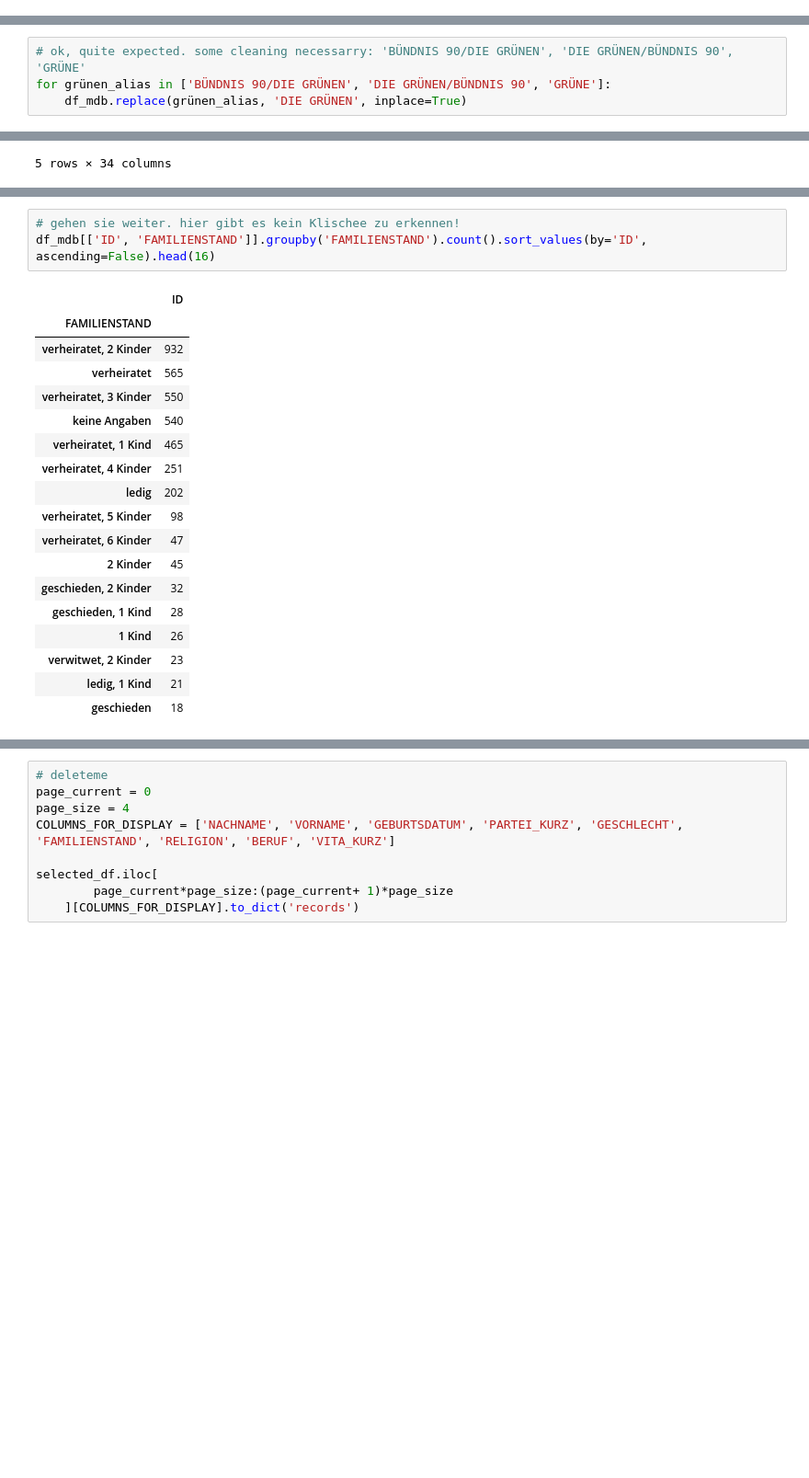
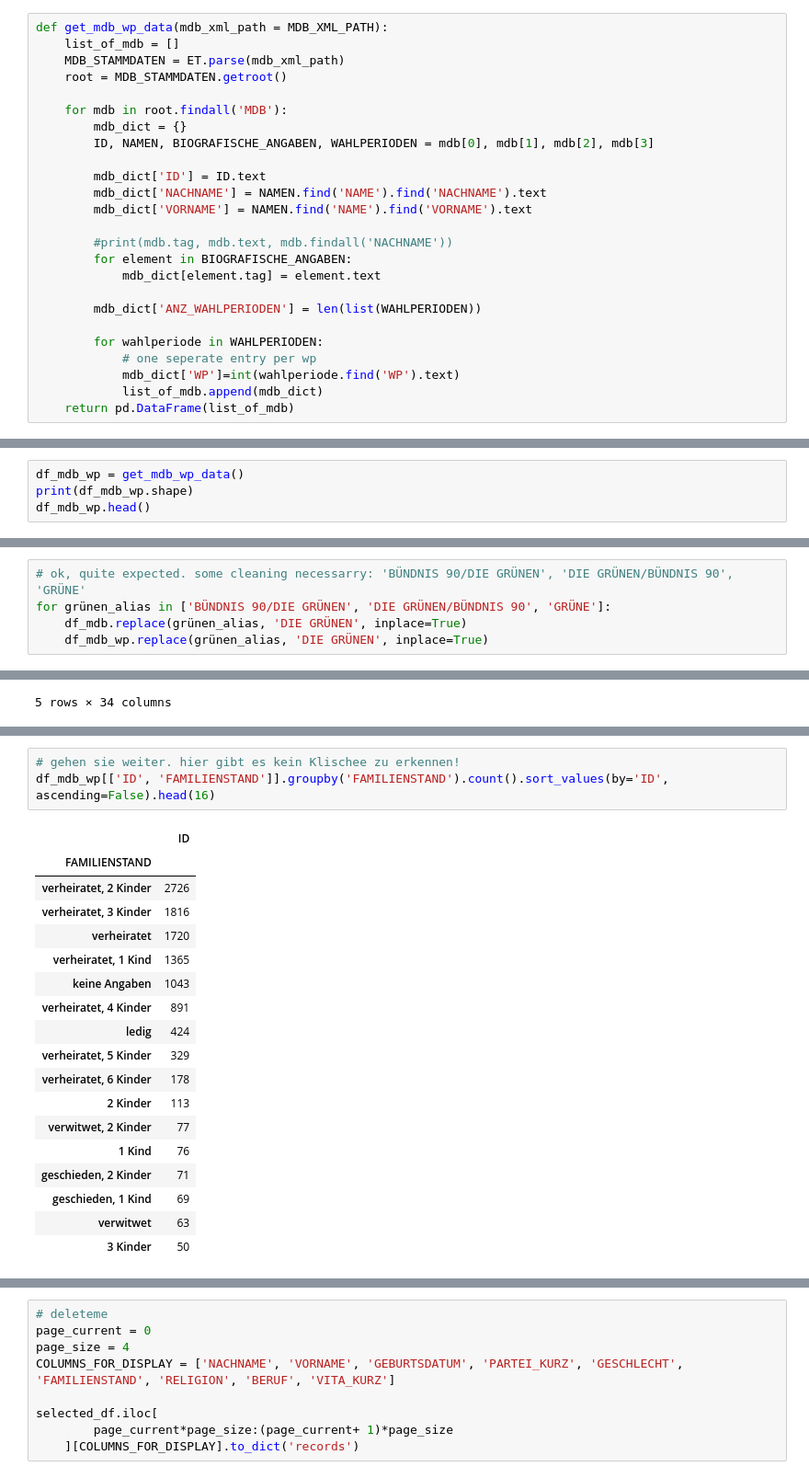
Before and after one commit to mrs-curi0sity/bundestag-mining, a Jupyter notebook: Parse_Stammdaten.ipynb, the cells around one changed output, grey strips where cells are left out. Shown at 92% size. Saved outputs shown, nothing was run; the diff lists cells and outputs as text; blank space fills up the shorter version.

```diff
--- a/Parse_Stammdaten.ipynb
+++ b/Parse_Stammdaten.ipynb
@@ -34,5 +38,30 @@ def get_mdb_data(mdb_xml_path = MDB_XML_PATH):
 
         list_of_mdb.append(mdb_dict)
     return pd.DataFrame(list_of_mdb)
+# %%
+def get_mdb_wp_data(mdb_xml_path = MDB_XML_PATH):
+    list_of_mdb = []
+    MDB_STAMMDATEN = ET.parse(mdb_xml_path)
+    root = MDB_STAMMDATEN.getroot()
+
+    for mdb in root.findall('MDB'):
+        mdb_dict = {}
+        ID, NAMEN, BIOGRAFISCHE_ANGABEN, WAHLPERIODEN = mdb[0], mdb[1], mdb[2], mdb[3]
+
+        mdb_dict['ID'] = ID.text
+        mdb_dict['NACHNAME'] = NAMEN.find('NAME').find('NACHNAME').text
+        mdb_dict['VORNAME'] = NAMEN.find('NAME').find('VORNAME').text
+
+        #print(mdb.tag, mdb.text, mdb.findall('NACHNAME'))
+        for element in BIOGRAFISCHE_ANGABEN:
+            mdb_dict[element.tag] = element.text
+
+        mdb_dict['ANZ_WAHLPERIODEN'] = len(list(WAHLPERIODEN))
+
+        for wahlperiode in WAHLPERIODEN:
+            # one seperate entry per wp
+            mdb_dict['WP']=int(wahlperiode.find('WP').text)
+            list_of_mdb.append(mdb_dict)
+    return pd.DataFrame(list_of_mdb)
 # %%
 df_mdb = get_mdb_data(MDB_XML_PATH)
@@ -60,3 +76,7 @@ Name: PARTEI_KURZ, Length: 4089, dtype: object
 | 3 | 11000004 | Ackermann | Else | 06.11.1933 | Berlin | None | 14.09.2019 | weiblich | ... |
 | 4 | 11000005 | Adam | Ulrich | 09.06.1950 | Teterow, Kr. Teterow, Bezirk Neub... | None | None | männlich | ... |
 5 rows × 34 columns
+# %%
+df_mdb_wp = get_mdb_wp_data()
+print(df_mdb_wp.shape)
+df_mdb_wp.head()
@@ -66,6 +94,7 @@ Name: PARTEI_KURZ, Length: 4089, dtype: object
 # ok, quite expected. some cleaning necessarry: 'BÜNDNIS 90/DIE GRÜNEN', 'DIE GRÜNEN/BÜNDNIS 90', 'GRÜNE'
 for grünen_alias in ['BÜNDNIS 90/DIE GRÜNEN', 'DIE GRÜNEN/BÜNDNIS 90', 'GRÜNE']:
     df_mdb.replace(grünen_alias, 'DIE GRÜNEN', inplace=True)
+    df_mdb_wp.replace(grünen_alias, 'DIE GRÜNEN', inplace=True)
 # %% [markdown]
 # save as csv
 # %%
@@ -170,24 +193,24 @@ df_mdb[['ID', 'BERUF']].groupby('BERUF').count().sort_values(by='ID', ascending=
 # %%
 # gehen sie weiter. hier gibt es kein Klischee zu erkennen!
-df_mdb[['ID', 'FAMILIENSTAND']].groupby('FAMILIENSTAND').count().sort_values(by='ID', ascending=False).head(16)
+df_mdb_wp[['ID', 'FAMILIENSTAND']].groupby('FAMILIENSTAND').count().sort_values(by='ID', ascending=False).head(16)
 # %% [output]
 |  | ID |
 | FAMILIENSTAND |  |
-| verheiratet, 2 Kinder | 932 |
-| verheiratet | 565 |
-| verheiratet, 3 Kinder | 550 |
-| keine Angaben | 540 |
-| verheiratet, 1 Kind | 465 |
-| verheiratet, 4 Kinder | 251 |
-| ledig | 202 |
-| verheiratet, 5 Kinder | 98 |
-| verheiratet, 6 Kinder | 47 |
-| 2 Kinder | 45 |
-| geschieden, 2 Kinder | 32 |
-| geschieden, 1 Kind | 28 |
-| 1 Kind | 26 |
-| verwitwet, 2 Kinder | 23 |
-| ledig, 1 Kind | 21 |
-| geschieden | 18 |
+| verheiratet, 2 Kinder | 2726 |
+| verheiratet, 3 Kinder | 1816 |
+| verheiratet | 1720 |
+| verheiratet, 1 Kind | 1365 |
+| keine Angaben | 1043 |
+| verheiratet, 4 Kinder | 891 |
+| ledig | 424 |
+| verheiratet, 5 Kinder | 329 |
+| verheiratet, 6 Kinder | 178 |
+| 2 Kinder | 113 |
+| verwitwet, 2 Kinder | 77 |
+| 1 Kind | 76 |
+| geschieden, 2 Kinder | 71 |
+| geschieden, 1 Kind | 69 |
+| verwitwet | 63 |
+| 3 Kinder | 50 |
 # %%
 # deleteme
```
Also changed, not shown: parts of 22 cells of this notebook, 1 other file.
